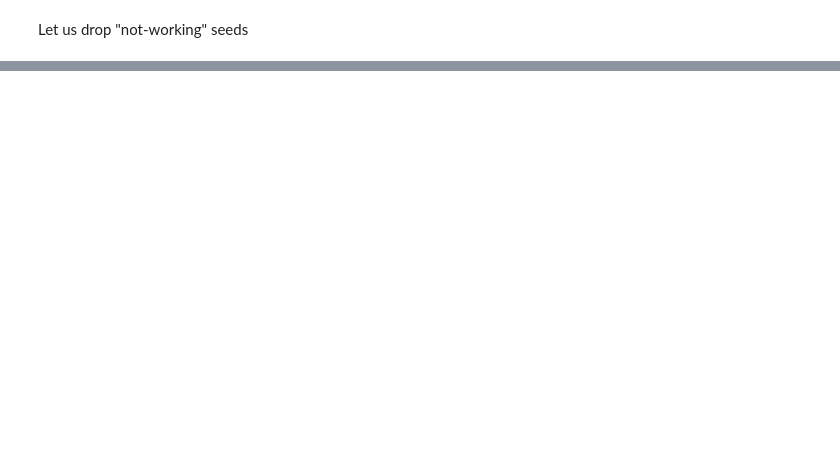
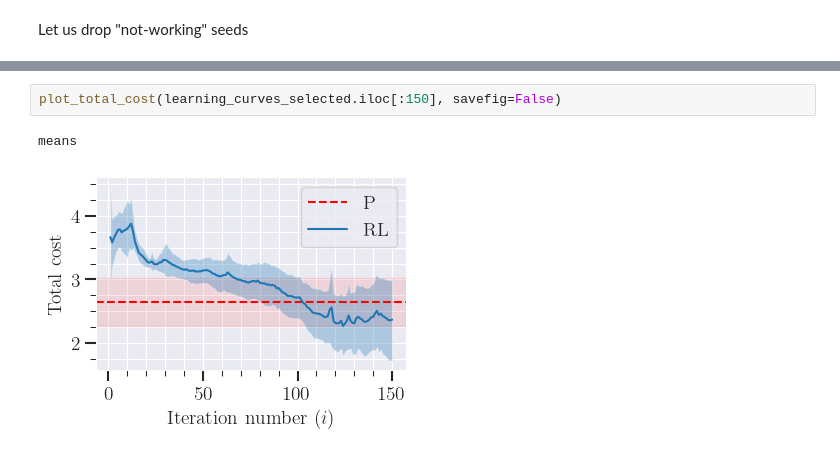
Before and after one commit to mvulf/drop_control, a Jupyter notebook: seed_plots.ipynb, the cells around one changed output, grey strips where cells are left out. Saved outputs shown, nothing was run; the diff lists cells and outputs as text; blank space fills up the shorter version.

```diff
--- a/seed_plots.ipynb
+++ b/seed_plots.ipynb
@@ -210,3 +217,8 @@ means
+# %%
+plot_total_cost(learning_curves_selected.iloc[:150], savefig=False)
+# %% [output]
+means
+[figure, added]
 # %%
 plot_total_cost(learning_curves_selected.iloc[:200], savefig=False)
 # %% [output]
```
Also changed, not shown: parts of 8 cells of this notebook.
